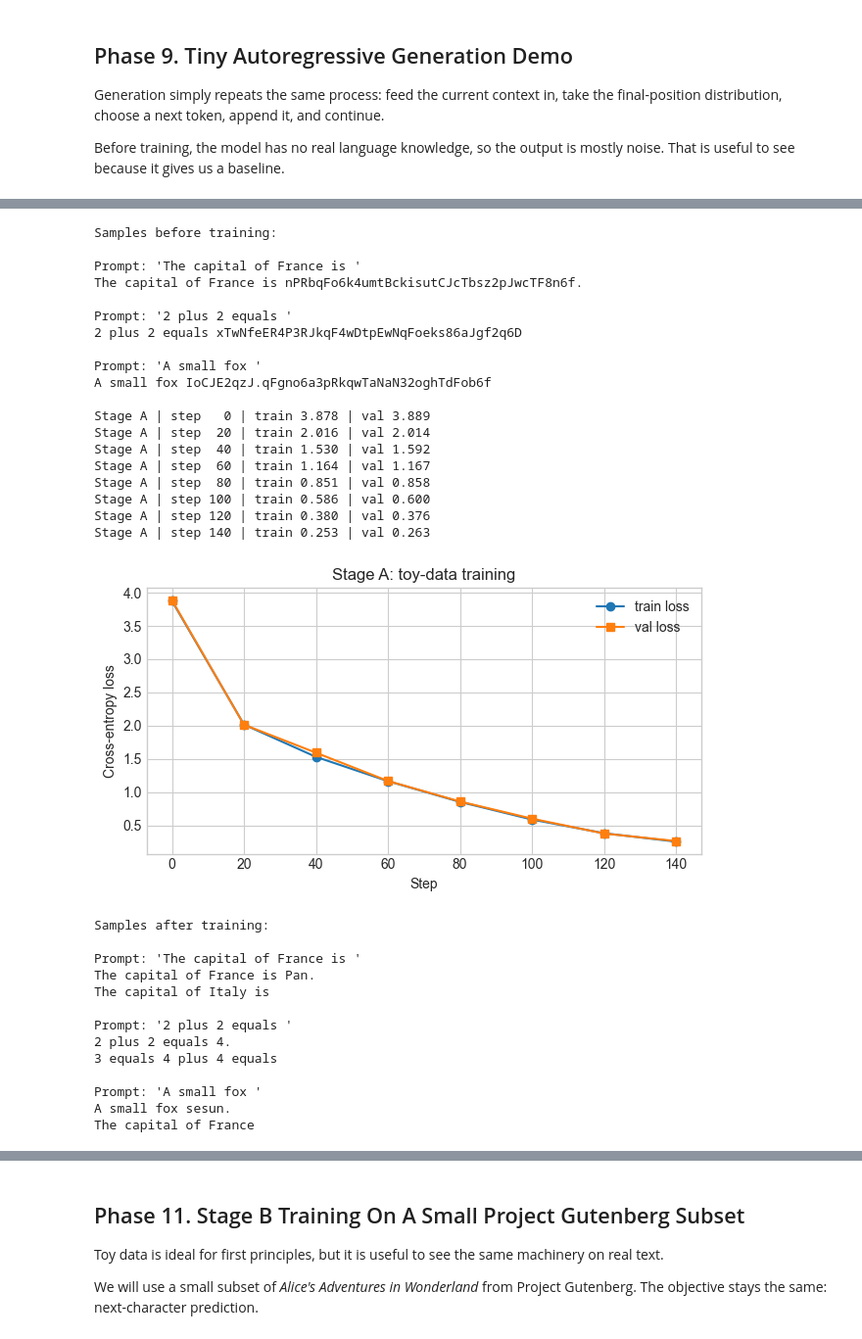
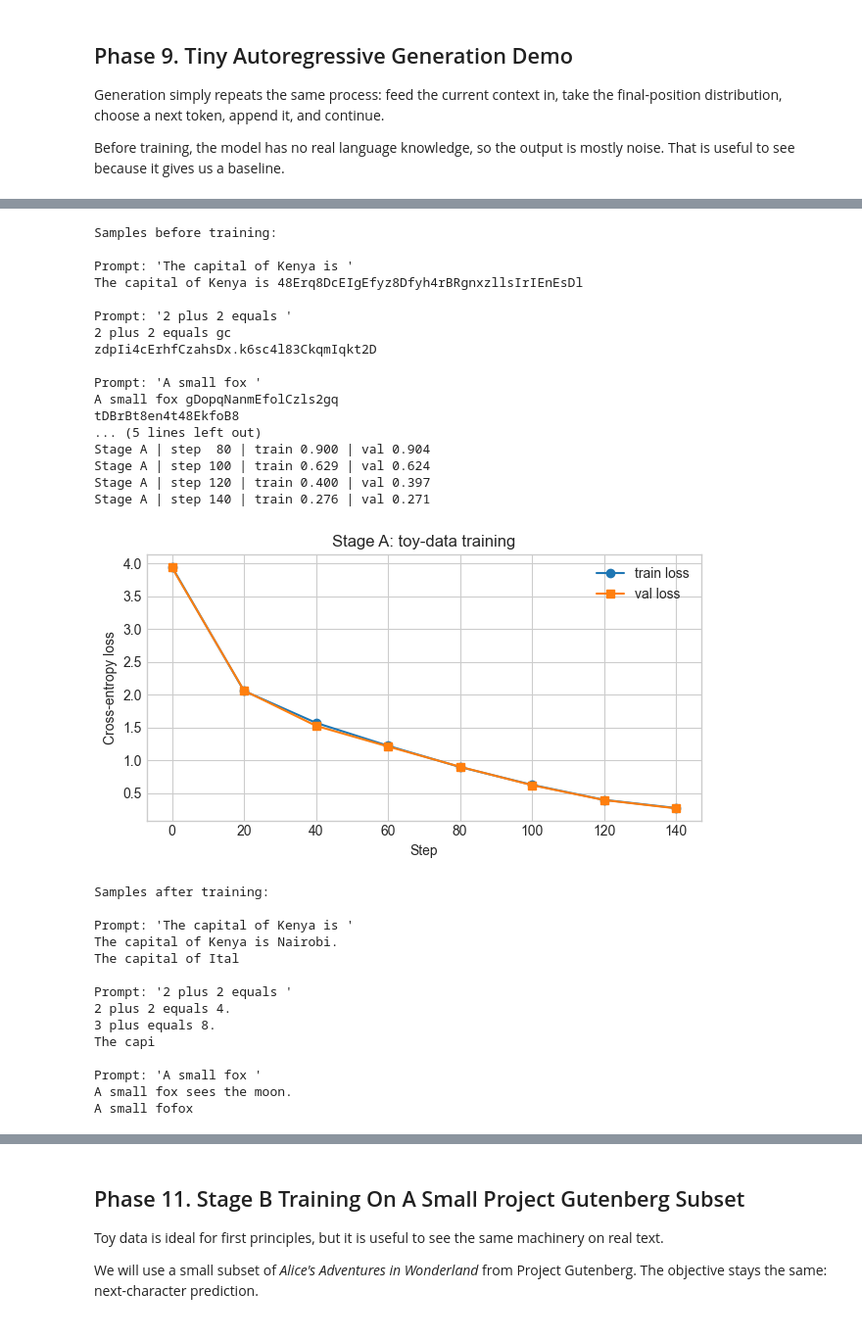
Before and after one commit to benk7alifa/build_llm_from_scratch_lab, a Jupyter notebook: notebooks/build_llm_from_scratch_lab.ipynb, the cells around one changed output, grey strips where cells are left out. Shown at 98% size. Saved outputs shown, nothing was run; the diff lists cells and outputs as text; code cells hidden in the pictures.

```diff
--- a/notebooks/build_llm_from_scratch_lab.ipynb
+++ b/notebooks/build_llm_from_scratch_lab.ipynb
@@ -194,7 +269,7 @@ A character-level tokenizer is slower for real models but perfect for a small la
 - we can train quickly on CPU or in Colab
 # %%
 toy_sentences = [
-    "The capital of France is Paris.",
+    "The capital of Kenya is Nairobi.",
     "The capital of Italy is Rome.",
     "The capital of Japan is Tokyo.",
     "The capital of Brazil is Brasilia.",
@@ -1016,7 +1198,7 @@ stage_a_model = TinyTransformerLM(
 ).to(device)
 
 stage_a_prompts = [
-    "The capital of France is ",
+    "The capital of Kenya is ",
     "2 plus 2 equals ",
     "A small fox ",
 ]
@@ -1026,58 +1208,57 @@ for prompt in stage_a_prompts:
     print(f"Prompt: {repr(prompt)}")
     print(sample_from_model(stage_a_model, prompt, stage_a_encode, stage_a_decode, max_new_tokens=40))
     print()
 
 stage_a_history = train_language_model(
     stage_a_model,
     stage_a_train_ids,
     stage_a_val_ids,
     steps=140,
     batch_size=24,
     block_size=64,
     learning_rate=3e-3,
     eval_interval=20,
     eval_steps=6,
     label="Stage A",
 )
 plot_loss_curves(stage_a_history, "Stage A: toy-data training")
 
 print("Samples after training:\n")
 for prompt in stage_a_prompts:
     print(f"Prompt: {repr(prompt)}")
     print(sample_from_model(stage_a_model, prompt, stage_a_encode, stage_a_decode, max_new_tokens=28, temperature=0.4, top_k=4))
     print()
 # %% [output]
 Samples before training:
 
-Prompt: 'The capital of France is '
-The capital of France is nPRbqFo6k4umtBckisutCJcTbsz2pJwcTF8n6f.
+Prompt: 'The capital of Kenya is '
+The capital of Kenya is 48Erq8DcEIgEfyz8Dfyh4rBRgnxzllsIrIEnEsDl
 
 Prompt: '2 plus 2 equals '
-2 plus 2 equals xTwNfeER4P3RJkqF4wDtpEwNqFoeks86aJgf2q6D
+2 plus 2 equals gc
+zdpIi4cErhfCzahsDx.k6sc4l83CkqmIqkt2D
 
 Prompt: 'A small fox '
-A small fox IoCJE2qzJ.qFgno6a3pRkqwTaNaN32oghTdFob6f
-
-Stage A | step   0 | train 3.878 | val 3.889
-Stage A | step  20 | train 2.016 | val 2.014
-Stage A | step  40 | train 1.530 | val 1.592
-Stage A | step  60 | train 1.164 | val 1.167
-Stage A | step  80 | train 0.851 | val 0.858
-Stage A | step 100 | train 0.586 | val 0.600
-Stage A | step 120 | train 0.380 | val 0.376
-Stage A | step 140 | train 0.253 | val 0.263
+A small fox gDopqNanmEfolCzls2gq
+tDBrBt8en4t48EkfoB8
+... (5 lines left out)
+Stage A | step  80 | train 0.900 | val 0.904
+Stage A | step 100 | train 0.629 | val 0.624
+Stage A | step 120 | train 0.400 | val 0.397
+Stage A | step 140 | train 0.276 | val 0.271
-[figure, old version]
+[figure, new version]
 Samples after training:
 
-Prompt: 'The capital of France is '
-The capital of France is Pan.
-The capital of Italy is
+Prompt: 'The capital of Kenya is '
+The capital of Kenya is Nairobi.
+The capital of Ital
 
 Prompt: '2 plus 2 equals '
 2 plus 2 equals 4.
-3 equals 4 plus 4 equals
+3 plus equals 8.
+The capi
 
 Prompt: 'A small fox '
-A small fox sesun.
-The capital of France
+A small fox sees the moon.
+A small fofox
 # %% [markdown]
```
Also changed, not shown: parts of 46 cells of this notebook, 1 other file.
